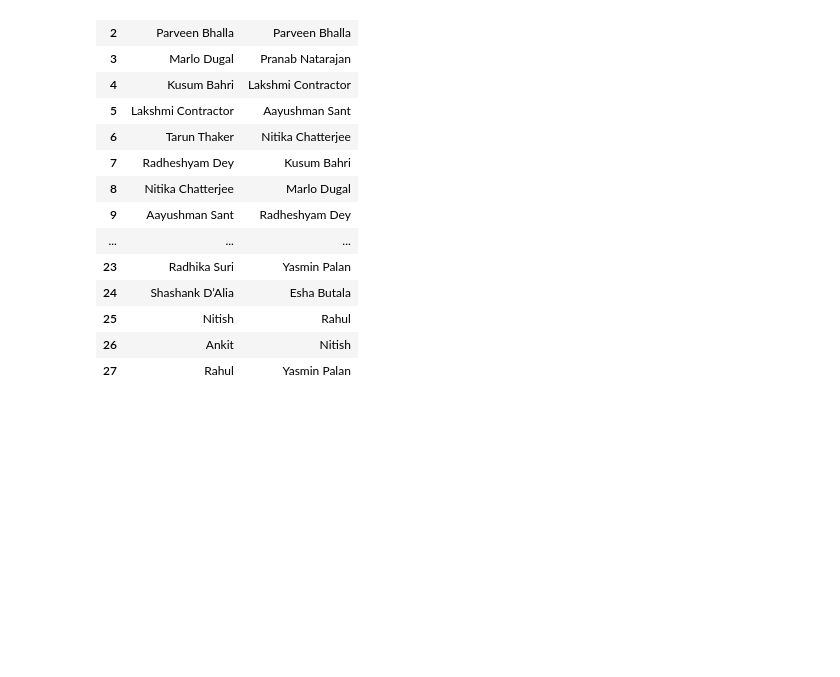
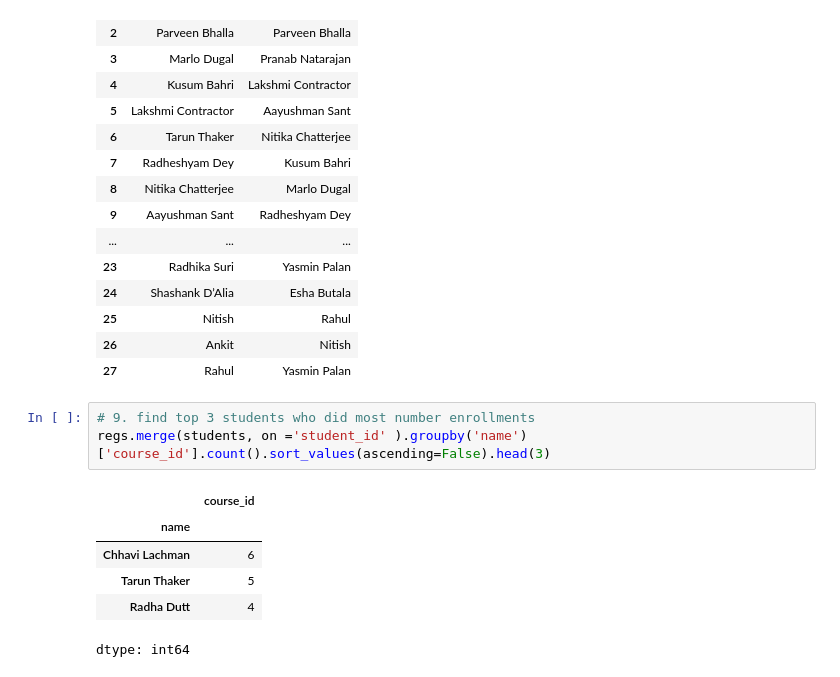
Before and after one commit to akritivishwakarma2007/DE-journey, a Jupyter notebook: Merging.ipynb, the cells around one changed output. Drawn from its saved outputs; the diff is of its cells as text; blank space fills up the shorter version.

Commit message:
merge

```diff
--- a/Merging.ipynb
+++ b/Merging.ipynb
@@ -350,3 +350,13 @@ students.merge(students,how='inner',left_on='partner',right_on='student_id')[['n
 | 25 | Nitish | Rahul |
 | 26 | Ankit | Nitish |
 | 27 | Rahul | Yasmin Palan |
+# %%
+# 9. find top 3 students who did most number enrollments
+regs.merge(students, on ='student_id' ).groupby('name')['course_id'].count().sort_values(ascending=False).head(3)
+# %% [output]
+|  | course_id |
+| name |  |
+| Chhavi Lachman | 6 |
+| Tarun Thaker | 5 |
+| Radha Dutt | 4 |
+dtype: int64
```
